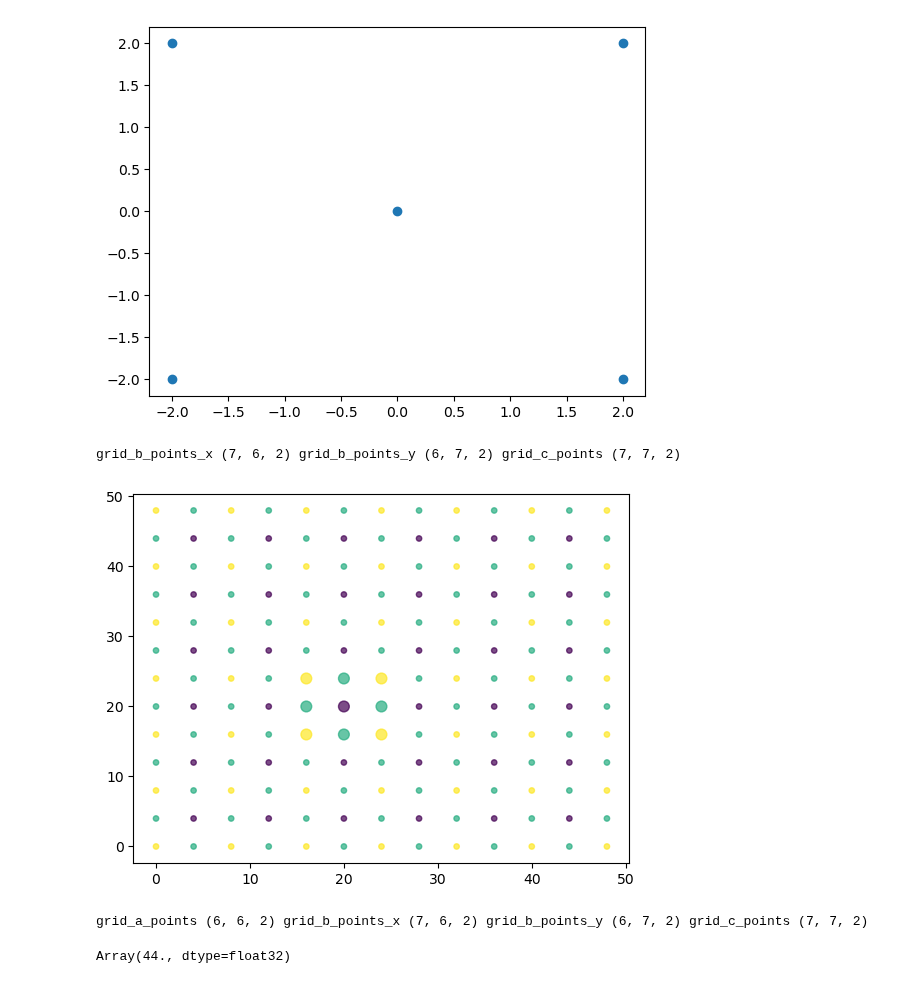
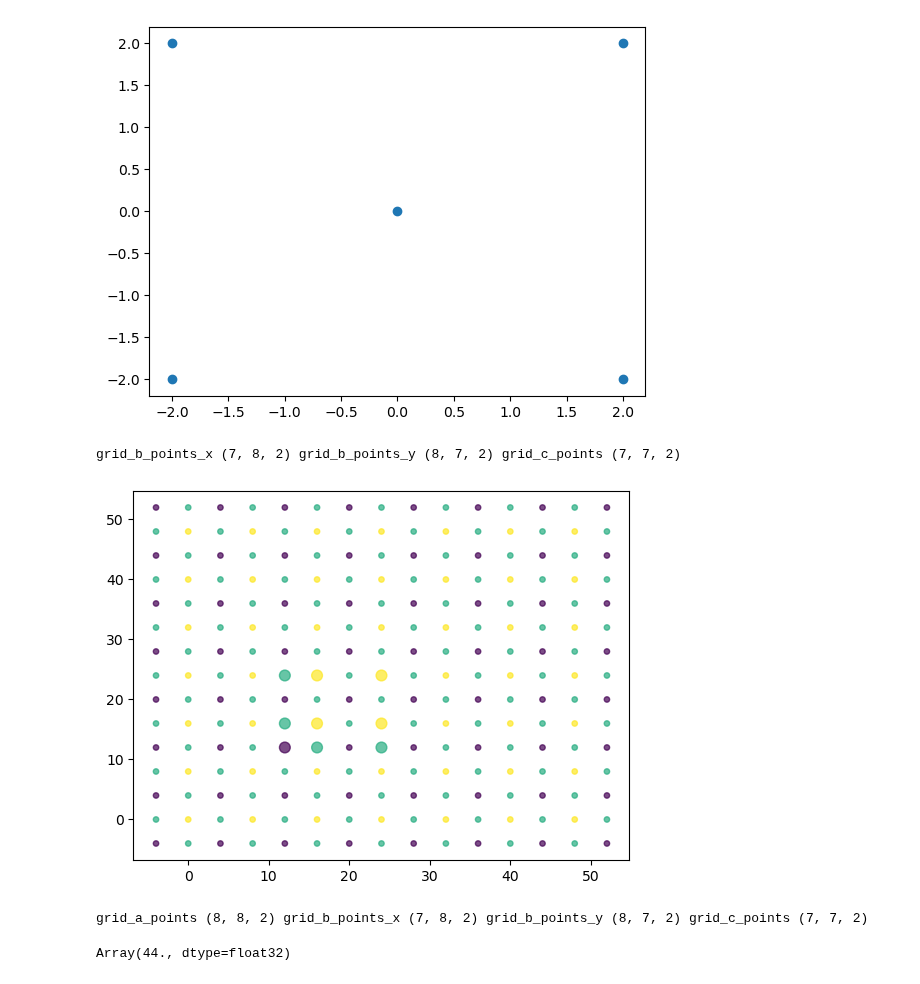
Before and after one commit to jakubMitura14/jax_cpu_experiments_b, a Jupyter notebook: geometric_sv_idea/ideas_geometric_sv.ipynb, the cells around one changed output. Saved outputs shown, nothing was run; the diff lists cells and outputs as text; code cells hidden in the pictures.

```diff
--- a/geometric_sv_idea/ideas_geometric_sv.ipynb
+++ b/geometric_sv_idea/ideas_geometric_sv.ipynb
@@ -85,10 +85,20 @@ gridd_bigger=einops.rearrange(jnp.mgrid[0:diam_x+r:r,0:diam_y+r:r],'c x y-> x y
 
 # gridd=einops.rearrange(gridd,'(a e d) c-> d e a c', d=2,e=2)
 grid_a_points=gridd
+grid_c_points=(gridd_bigger+jnp.array([half_r,half_r]))[0:-1,0:-1,:]
 grid_b_points_x= (gridd_bigger+jnp.array([half_r,0.0]))[0:-1,1:-1,:]
 grid_b_points_y= (gridd_bigger+jnp.array([0,half_r]))[1:-1,0:-1,:]
 
-grid_c_points=(gridd_bigger+jnp.array([half_r,half_r]))[0:-1,0:-1,:]
+## bigger
+gridd_bigger=einops.rearrange(jnp.mgrid[-r:diam_x+2*r:r,-r:diam_y+2*r:r],'c x y-> x y c')-half_r
+grid_a_points=einops.rearrange(jnp.mgrid[0:diam_x+r:r, 0:diam_y+r:r],'c x y-> x y c')-half_r
+grid_b_points_x= (gridd_bigger+jnp.array([half_r,0.0]))[1:-2,1:-1,:]
+grid_b_points_y= (gridd_bigger+jnp.array([0,half_r]))[1:-1,1:-2,:]
+
+# ## cutting
+# grid_a_points=grid_a_points[1:-1,1:-1,:]
+# grid_b_points_x=grid_b_points_x[:,1:-1,:]
+# grid_b_points_y=grid_b_points_y[1:-1,:,:]
 
 print(f"grid_b_points_x {grid_b_points_x.shape} grid_b_points_y {grid_b_points_y.shape} grid_c_points {grid_c_points.shape}")
 
@@ -112,36 +122,36 @@ def disp_grid(grid_a_points,grid_b_points_x,grid_b_points_y,grid_c_points):
     s_b_x[base_x,base_y]=s_b_x[0,0]*4
     s_b_y[base_x,base_y]=s_b_y[0,0]*4
     s_b_x[base_x+1,base_y]=s_b_x[0,0]*4
     s_b_y[base_x,base_y+1]=s_b_y[0,0]*4
 
     s_c[base_x,base_y]=s_c[0,0]*4
     s_c[base_x,base_y+1]=s_c[0,0]*4
     s_c[base_x+1,base_y]=s_c[0,0]*4
     s_c[base_x+1,base_y+1]=s_c[0,0]*4
 
 
     grid_b_points_x=einops.rearrange(grid_b_points_x,'x y c-> (x y) c')
     grid_b_points_y=einops.rearrange(grid_b_points_y,'x y c-> (x y) c')
     grid_c_points=einops.rearrange(grid_c_points,'x y c-> (x y) c')
     grid_a_points=einops.rearrange(grid_a_points,'x y c-> (x y) c')
 
     grid_b_points= jnp.concatenate([grid_b_points_x,grid_b_points_y])
     x=jnp.concatenate([grid_a_points[:,0],grid_b_points[:,0],grid_c_points[:,0]])
     y=jnp.concatenate([grid_a_points[:,1],grid_b_points[:,1],grid_c_points[:,1]])
 
     c= jnp.concatenate([c_a.flatten(),c_b_x.flatten(),c_b_y.flatten(),c_c.flatten()])
     s=jnp.concatenate([s_a.flatten(),s_b_x.flatten(),s_b_y.flatten(),s_c.flatten()])*15
     plt.scatter(x,y,s=s,c=c,alpha=0.7)
     plt.show()
 
 
 disp_grid(grid_a_points,grid_b_points_x,grid_b_points_y,grid_c_points)
 
 print(f"grid_a_points {grid_a_points.shape} grid_b_points_x {grid_b_points_x.shape} grid_b_points_y {grid_b_points_y.shape} grid_c_points {grid_c_points.shape}")
 # %% [output]
-grid_b_points_x (7, 6, 2) grid_b_points_y (6, 7, 2) grid_c_points (7, 7, 2)
+grid_b_points_x (7, 8, 2) grid_b_points_y (8, 7, 2) grid_c_points (7, 7, 2)
-[figure, old version]
+[figure, new version]
-grid_a_points (6, 6, 2) grid_b_points_x (7, 6, 2) grid_b_points_y (6, 7, 2) grid_c_points (7, 7, 2)
+grid_a_points (8, 8, 2) grid_b_points_x (7, 8, 2) grid_b_points_y (8, 7, 2) grid_c_points (7, 7, 2)
 # %%
 jnp.max(grid_a_points)
 # %% [output]
```
Also changed, not shown: parts of 3 cells of this notebook, 1 other file.
